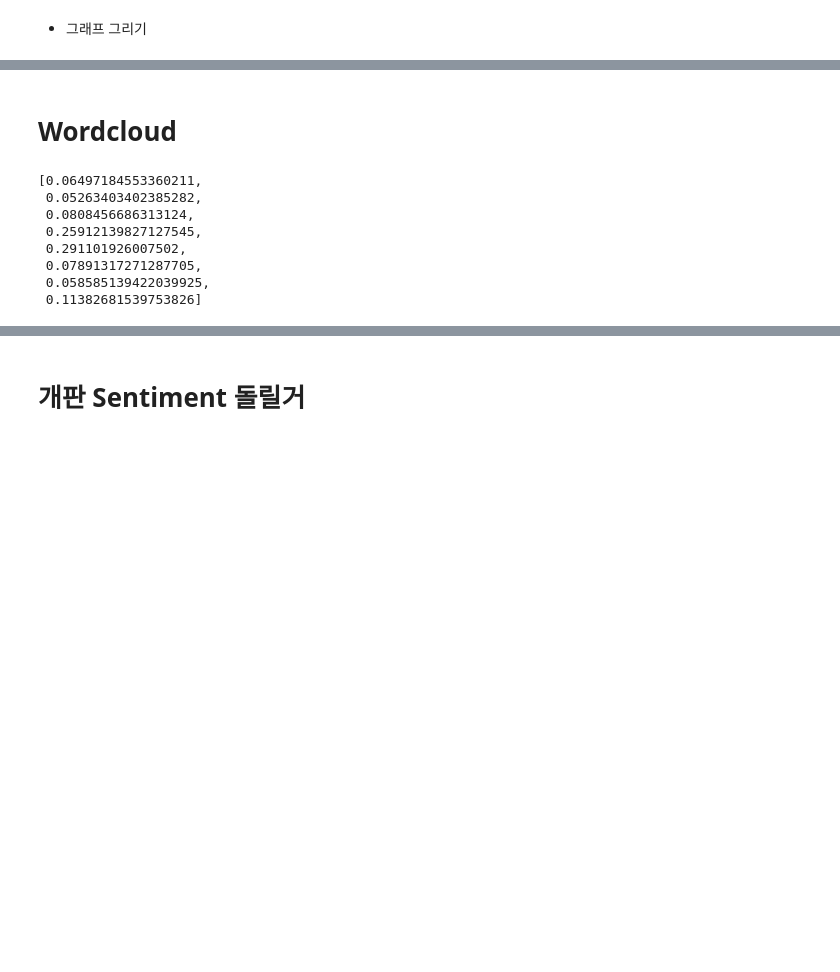
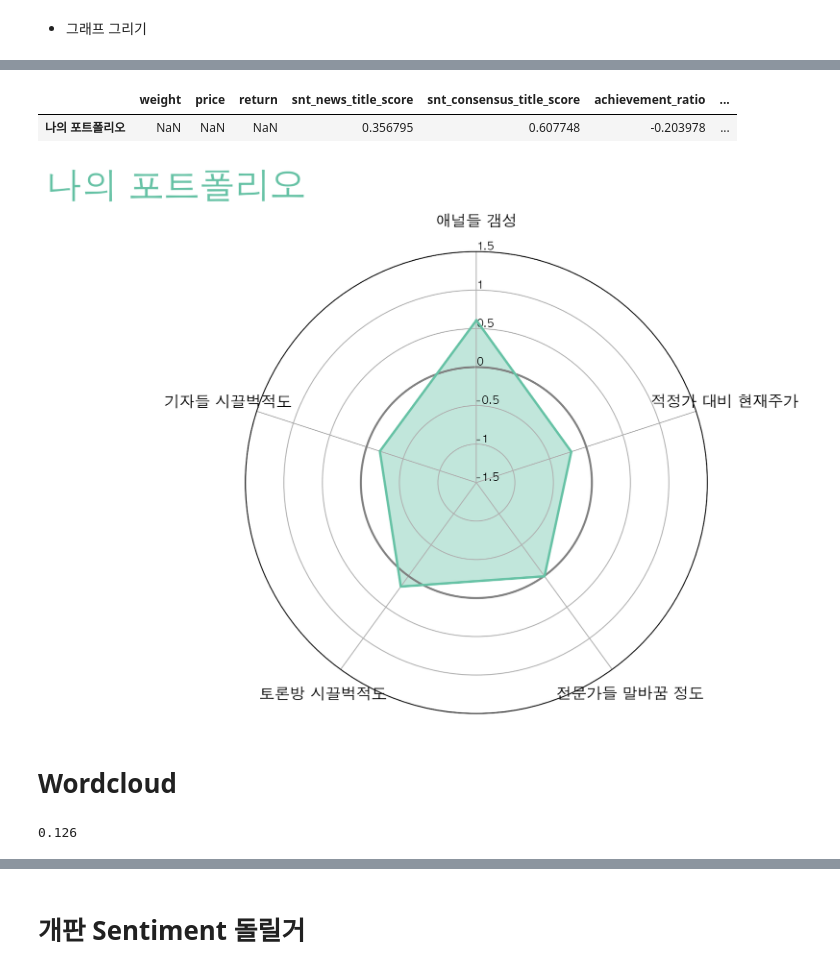
Before and after one commit to MalrangQuant/Unstructrued_data_TP, a Jupyter notebook: Final Organization/Final_Organization_module_put_together.ipynb, the cells around one changed output, grey strips where cells are left out. Drawn from its saved outputs; the diff is of its cells as text; code cells hidden in the pictures; blank space fills up the shorter version.

```diff
--- a/Final Organization/Final_Organization_module_put_together.ipynb
+++ b/Final Organization/Final_Organization_module_put_together.ipynb
@@ -1528,3 +1661,29 @@ plt.show()
+# %%
+def total_port_df (port):
+
+    port_weight = port['weight']
+    port_cal = port[port.columns[4:]]
+
+    port_idx = ['나의 포트폴리오']
+
+    total_port = pd.DataFrame(index=port_idx, columns=['weight', 'price', 'return'])
+
+    port = port.fillna(0)
+
+    for i in port.columns[4:]:
+
+        total_port[i] = [port_weight.T @ port[i]]
+
+    return total_port
+# %%
+total_port_df(df)
+# %% [output]
+|  | weight | price | return | snt_news_title_score | snt_consensus_title_score | achievement_ratio | ... |
+| 나의 포트폴리오 | NaN | NaN | NaN | 0.356795 | 0.607748 | -0.203978 | ... |
+# %%
+rader_graph(total_port_df(df))
+# %% [output]
+[figure, added]
 # %% [markdown]
 # Wordcloud
 # %%
@@ -1536,3 +1701,7 @@ from collections import Counter
+# %%
+return_port_weather_score(total_port_df(df))
+# %% [output]
+0.126
 # %%
 def preprocess(date_from, date_to, keyword_list):
 
@@ -1627,15 +1799,4 @@ def wordcloud_creator_with_keyword (date_from, date_to, keyword_list, weight, sc
     buffer = preprocess(date_from, date_to, keyword_list)
 
     plot_wordcloud(buffer, weight, score)
-# %%
-df.weight.to_list()
-# %% [output]
-[0.06497184553360211,
- 0.05263403402385282,
- 0.0808456686313124,
- 0.25912139827127545,
- 0.291101926007502,
- 0.07891317271287705,
- 0.058585139422039925,
- 0.11382681539753826]
 # %%
```
Also changed, not shown: parts of 29 cells of this notebook, 10 other files.
